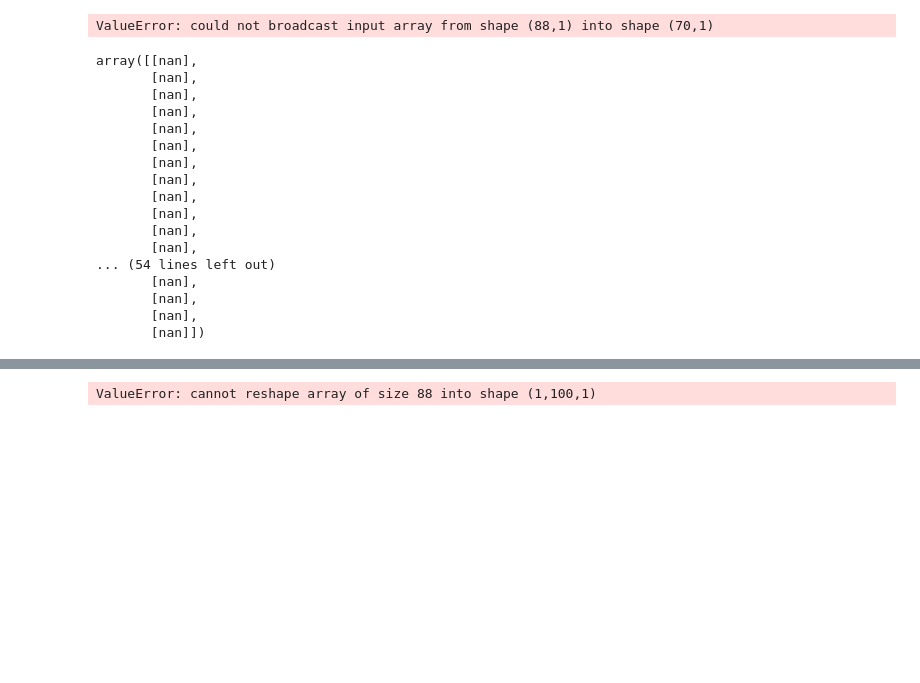
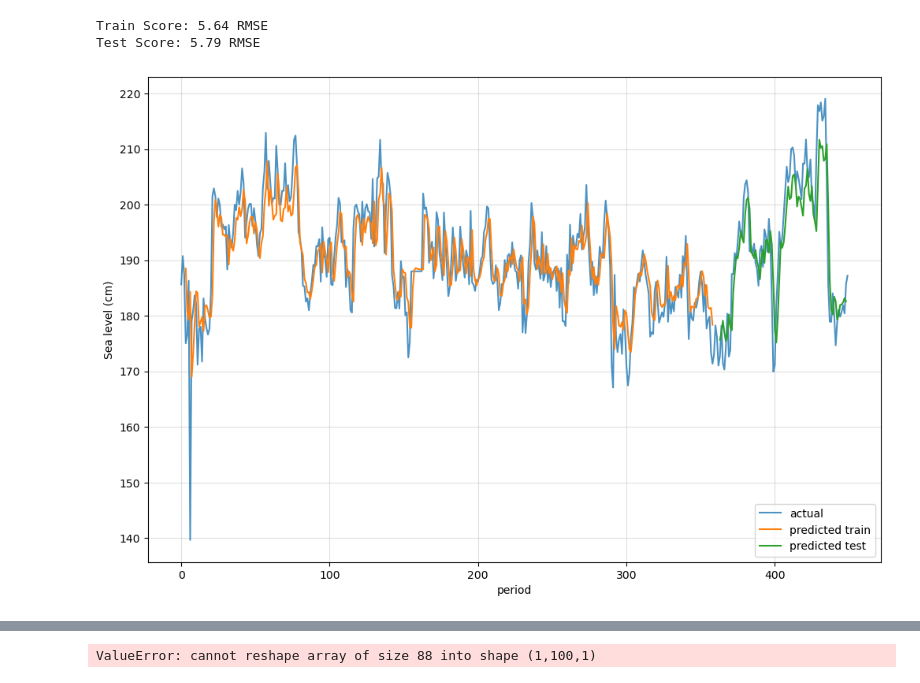
Before and after one commit to jonathanmarjonoxz/MPDW, a Jupyter notebook: src/LSTM/3stackedlstm.ipynb, the cells around one changed output, grey strips where cells are left out. Drawn from its saved outputs; the diff is of its cells as text; code cells hidden in the pictures; blank space fills up the shorter version.

```diff
--- a/src/LSTM/2stackedlstm.ipynb
+++ b/src/LSTM/3stackedlstm.ipynb
@@ -66,14 +49,17 @@ testX = np.reshape(testX, (testX.shape[0], 1, testX.shape[1]))
 # %%
+batch_size=1
+
 #create model
 def getmodel_compile():
     model=keras.Sequential([
-        keras.layers.LSTM(4,  return_sequences = True, input_shape=(1, t)),           #4 hidden layer will be great for test, i guess?
-        keras.layers.LSTM(16, return_sequences = True),
-        keras.layers.LSTM(32),
-        keras.layers.Dense(1)])                             #regression
+        keras.layers.LSTM(4, batch_input_shape=(batch_size, t, 1), stateful=True, return_sequences=True),
+        keras.layers.LSTM(8, batch_input_shape=(batch_size, t, 1), stateful=True),
+        keras.layers.Dense(1)])
     model.compile(loss='mean_squared_error', optimizer='adam', metrics=keras.metrics.RootMeanSquaredError())
     return model
 # %%
 model=getmodel_compile()
-model.fit(trainX, trainY, epochs=100, validation_data=(testX, testY), batch_size=32, verbose=1)
+
+for i in range(100):
+    model.fit(trainX, trainY, epochs=1, validation_data=(testX, testY), batch_size=batch_size, verbose=1)
 # %% [output]
@@ -86,5 +83,6 @@ ValueError: in user code:
 # %%
 #Lets predict and check performance metrics
-train_predict = model.predict(trainX)
-test_predict = model.predict(testX)
+trainPredict = model.predict(trainX, batch_size=batch_size)
+model.reset_states()
+testPredict = model.predict(testX, batch_size=batch_size)
 # %% [output]
@@ -108,20 +90,0 @@ math.sqrt(mean_squared_error(testY, test_predict))
-# %%
-#Plotting
-#Shift train prediction for plotting
-trainPredictPlot = np.empty_like(df)
-trainPredictPlot[:,:] = np.nan
-trainPredictPlot[t:len(train_predict) + t, :] = train_predict
-
-#Shift test prediction for plotting
-testPredictPlot = np.empty_like(df)
-testPredictPlot[:,:] = np.nan
-testPredictPlot[len(train_predict) + (t * 2)+1:len(df) - 1, :] = test_predict
-
-
-#Plot baseline and predictions
-plt.plot(scaler.inverse_transform(df))
-plt.plot(trainPredictPlot)
-plt.plot(testPredictPlot)
-plt.show()
-# %% [output]
-ValueError: could not broadcast input array from shape (88,1) into shape (70,1)
@@ -131,21 +91,22 @@ testPredictPlot[:,:] = np.nan
-# %%
-testPredictPlot[len(train_predict) + (t * 2)+1:len(df) - 1, :]
-# %% [output]
-array([[nan],
-       [nan],
-       [nan],
-       [nan],
-       [nan],
-       [nan],
-       [nan],
-       [nan],
-       [nan],
-       [nan],
-       [nan],
-       [nan],
-... (54 lines left out)
-       [nan],
-       [nan],
-       [nan],
-       [nan]])
+# %%
+# invert predictions
+trainPredict = scaler.inverse_transform(trainPredict)
+testPredict = scaler.inverse_transform(testPredict)
+
+df=scaler.inverse_transform(df)
+testY = scaler.inverse_transform([testY])
+trainY = scaler.inverse_transform([trainY])
+# %%
+# calculate root mean squared error
+trainScore = np.sqrt(mean_squared_error(trainY[0], trainPredict[:,0]))
+print('Train Score: %.2f RMSE' % (trainScore))
+testScore = np.sqrt(mean_squared_error(testY[0], testPredict[:,0]))
+print('Test Score: %.2f RMSE' % (testScore))
+# %% [output]
+Train Score: 5.64 RMSE
+Test Score: 5.79 RMSE
+# %%
+haha.plot_predicted(df, trainPredict, testPredict, t)
+# %% [output]
+[figure, added]
 # %% [markdown]
```
Also changed, not shown: parts of 16 cells of this notebook, 4 other files.
